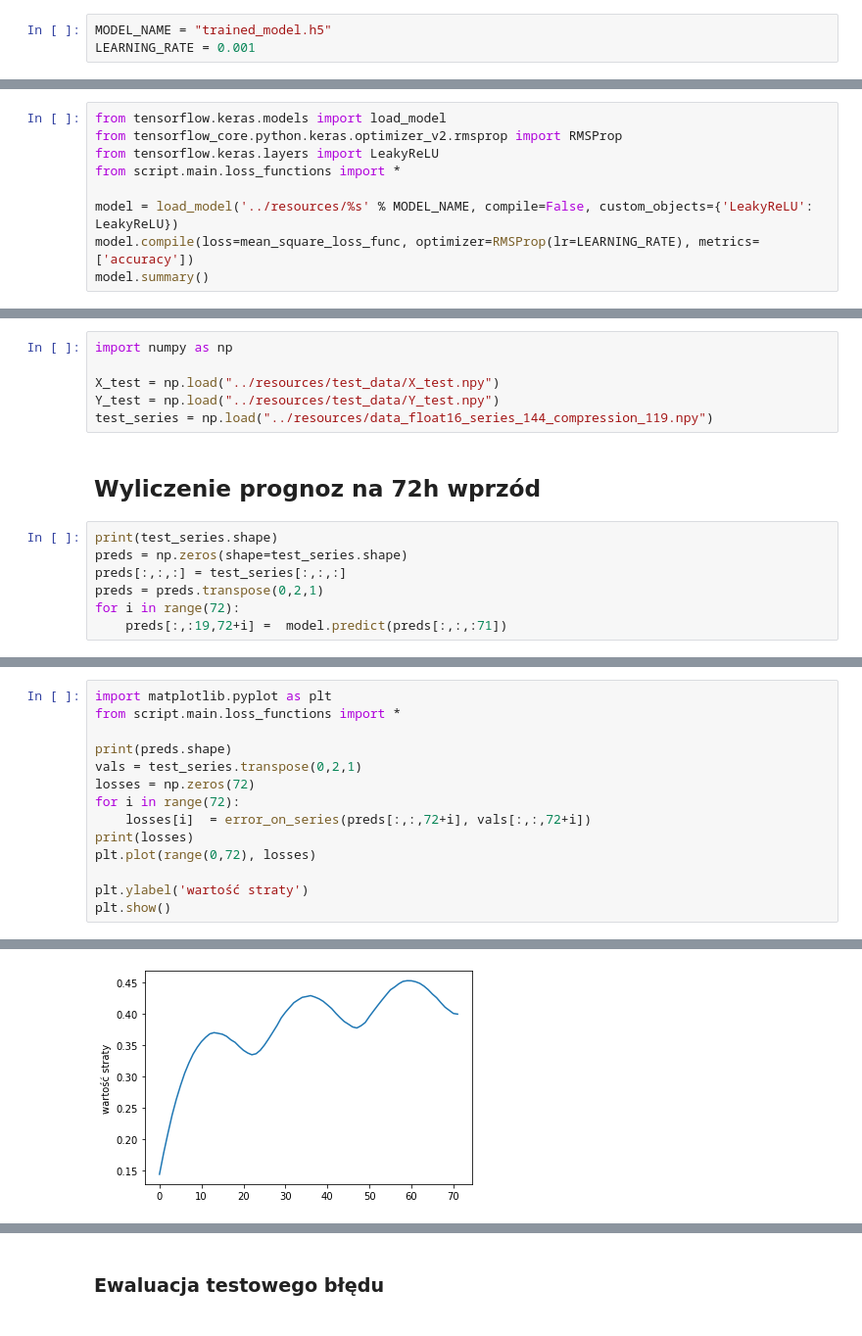
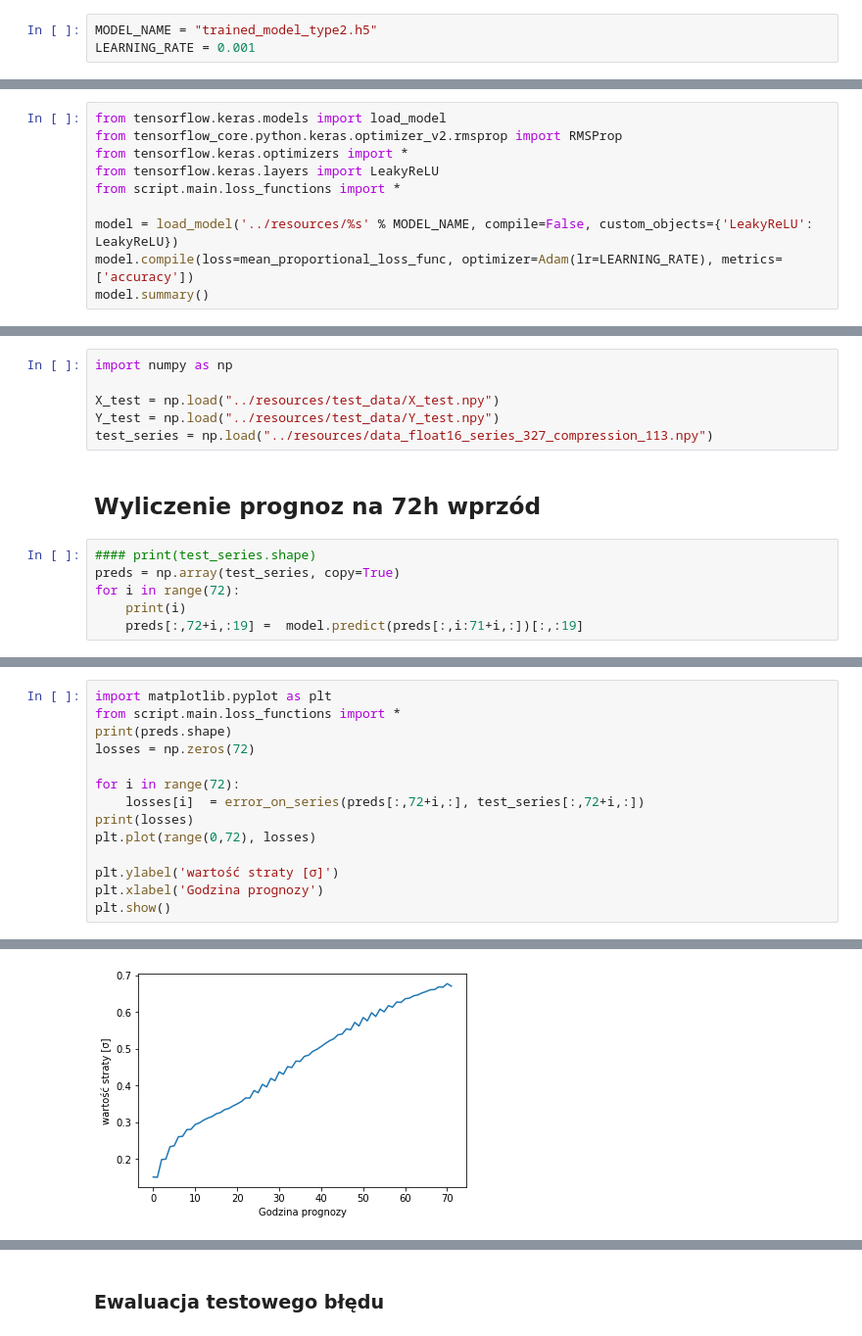
Before and after one commit to LordSkin/DeepWeatherForecast, a Jupyter notebook: notebook/Read_and_test_model.ipynb, the cells around one changed output, grey strips where cells are left out. Shown: that part at 98% size. Drawn from its saved outputs; the diff is of its cells as text.

Commit message:
update modelu + testy  prognozy

```diff
--- a/notebook/Read_and_test_model.ipynb
+++ b/notebook/Read_and_test_model.ipynb
@@ -1,17 +1,18 @@
 # %% [markdown]
 ## Parametry
 # %%
-MODEL_NAME = "trained_model.h5"
+MODEL_NAME = "trained_model_type2.h5"
 LEARNING_RATE = 0.001
 # %% [markdown]
 ## Wczytanie modelu z pliku
 # %%
 from tensorflow.keras.models import load_model
 from tensorflow_core.python.keras.optimizer_v2.rmsprop import RMSProp
+from tensorflow.keras.optimizers import *
 from tensorflow.keras.layers import LeakyReLU
 from script.main.loss_functions import *
 
 model = load_model('../resources/%s' % MODEL_NAME, compile=False, custom_objects={'LeakyReLU': LeakyReLU})
-model.compile(loss=mean_square_loss_func, optimizer=RMSProp(lr=LEARNING_RATE), metrics=['accuracy'])
+model.compile(loss=mean_proportional_loss_func, optimizer=Adam(lr=LEARNING_RATE), metrics=['accuracy'])
 model.summary()
 # %% [output]
@@ -36,14 +40,13 @@ import numpy as np
 
 X_test = np.load("../resources/test_data/X_test.npy")
 Y_test = np.load("../resources/test_data/Y_test.npy")
-test_series = np.load("../resources/data_float16_series_144_compression_119.npy")
+test_series = np.load("../resources/data_float16_series_327_compression_113.npy")
 # %% [markdown]
 ## Wyliczenie prognoz na 72h wprzód
 # %%
-print(test_series.shape)
-preds = np.zeros(shape=test_series.shape)
-preds[:,:,:] = test_series[:,:,:]
-preds = preds.transpose(0,2,1)
+#### print(test_series.shape)
+preds = np.array(test_series, copy=True)
 for i in range(72):
-    preds[:,:19,72+i] =  model.predict(preds[:,:,:71])
+    print(i)
+    preds[:,72+i,:19] =  model.predict(preds[:,i:71+i,:])[:,:19]
 # %% [output]
@@ -53,15 +74,15 @@ for i in range(72):
 # %%
 import matplotlib.pyplot as plt
 from script.main.loss_functions import *
+print(preds.shape)
+losses = np.zeros(72)
 
-print(preds.shape)
-vals = test_series.transpose(0,2,1)
-losses = np.zeros(72)
 for i in range(72):
-    losses[i]  = error_on_series(preds[:,:,72+i], vals[:,:,72+i])
+    losses[i]  = error_on_series(preds[:,72+i,:], test_series[:,72+i,:])
 print(losses)
 plt.plot(range(0,72), losses)
 
-plt.ylabel('wartość straty')
+plt.ylabel('wartość straty [σ]')
+plt.xlabel('Godzina prognozy')
 plt.show()
 # %% [output]
@@ -81 +102 @@ plt.show()
-[figure, old version]
+[figure, new version]
```
Also changed, not shown: parts of 30 cells of this notebook, 7 other files.
